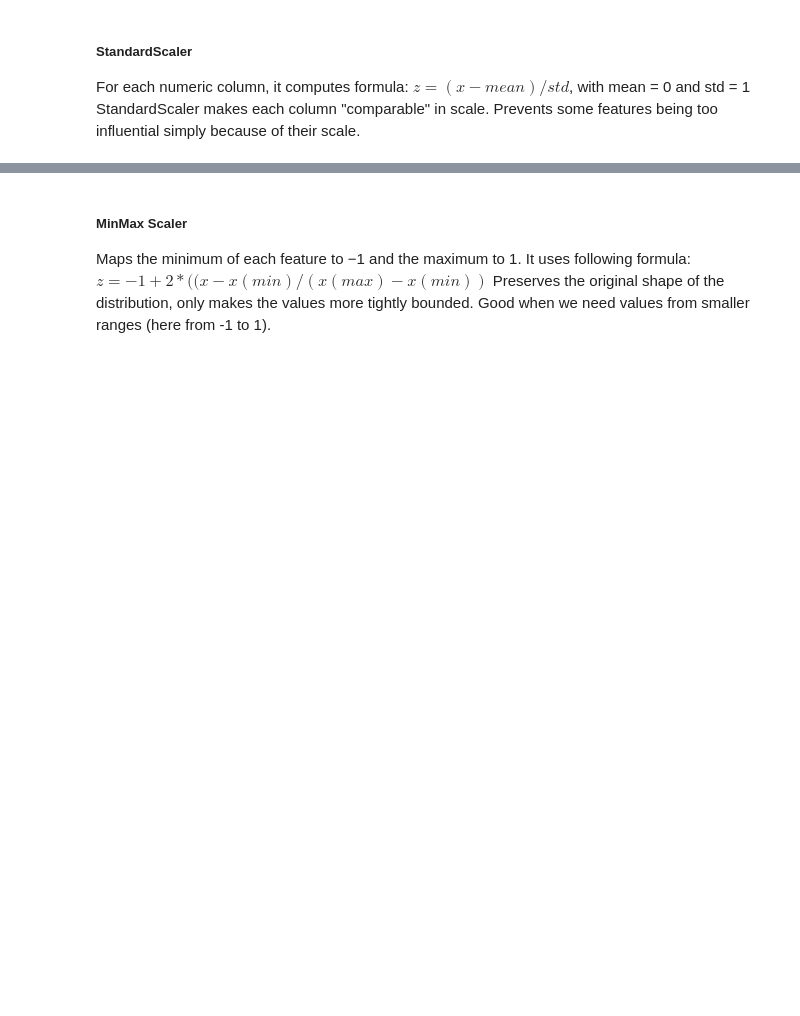
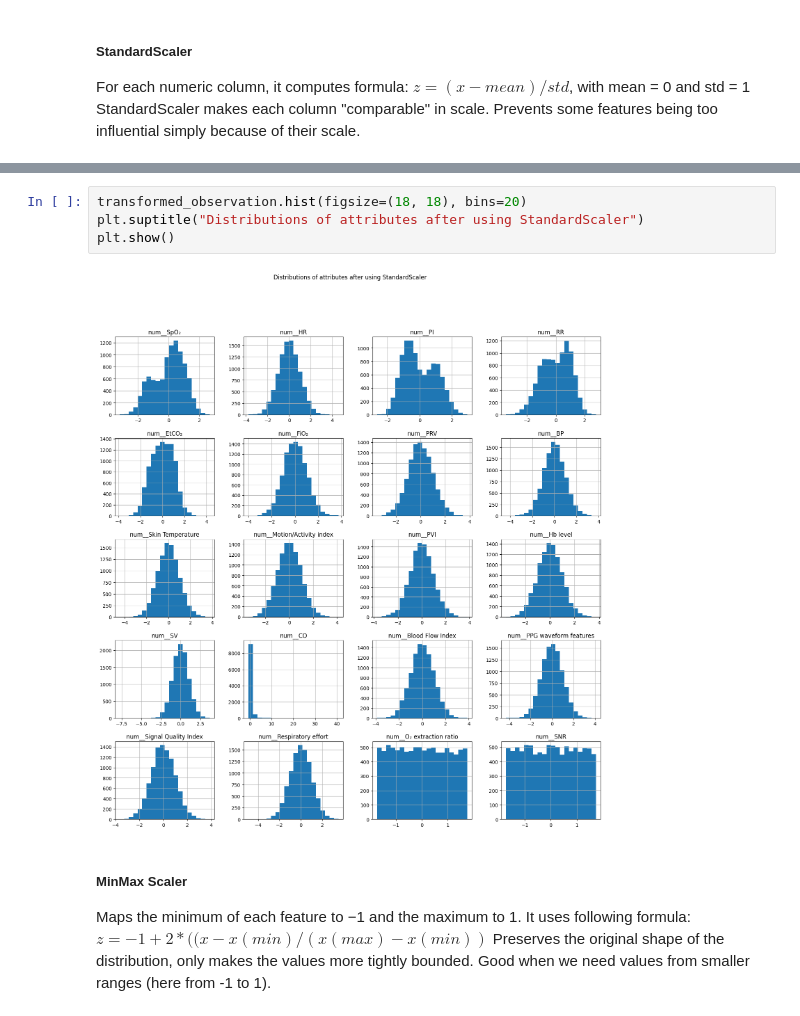
Before and after one commit to kurcinamarian/IAU, a Jupyter notebook: phase_2.ipynb, the cells around one changed output, grey strips where cells are left out. Cells and saved outputs as stored; diff of their text form; blank space fills up the shorter version.

Commit message:
added graphs and documantations to scaling and trnasformation parts

```diff
--- a/phase_2.ipynb
+++ b/phase_2.ipynb
@@ -425,6 +452,12 @@ transformed_observation.head()
 | 9658 | -2.102740 | 0.593181 | 0.226362 | -3.443886 | -0.014848 | 1.979283 | -0.563047 | -0.775902 | -0.102475 | ... |
 | 2929 | -0.522682 | -0.408683 | -0.316020 | -0.381465 | 0.273402 | 0.226677 | -0.691574 | -0.831748 | -2.301060 | ... |
 | 10405 | 0.634981 | 0.591865 | 0.352991 | 0.862953 | 1.823320 | -0.107193 | 0.331392 | -1.149611 | -1.598345 | ... |
+# %%
+transformed_observation.hist(figsize=(18, 18), bins=20)
+plt.suptitle("Distributions of attributes after using StandardScaler")
+plt.show()
+# %% [output]
+[figure, added]
 # %% [markdown]
 ##### MinMax Scaler
 Maps the minimum of each feature to −1 and the maximum to 1. It uses following formula: $z = -1 + 2 * ((x - x(min) / (x(max) - x(min))$
```
Also changed, not shown: parts of 15 cells of this notebook, 1 other file.
